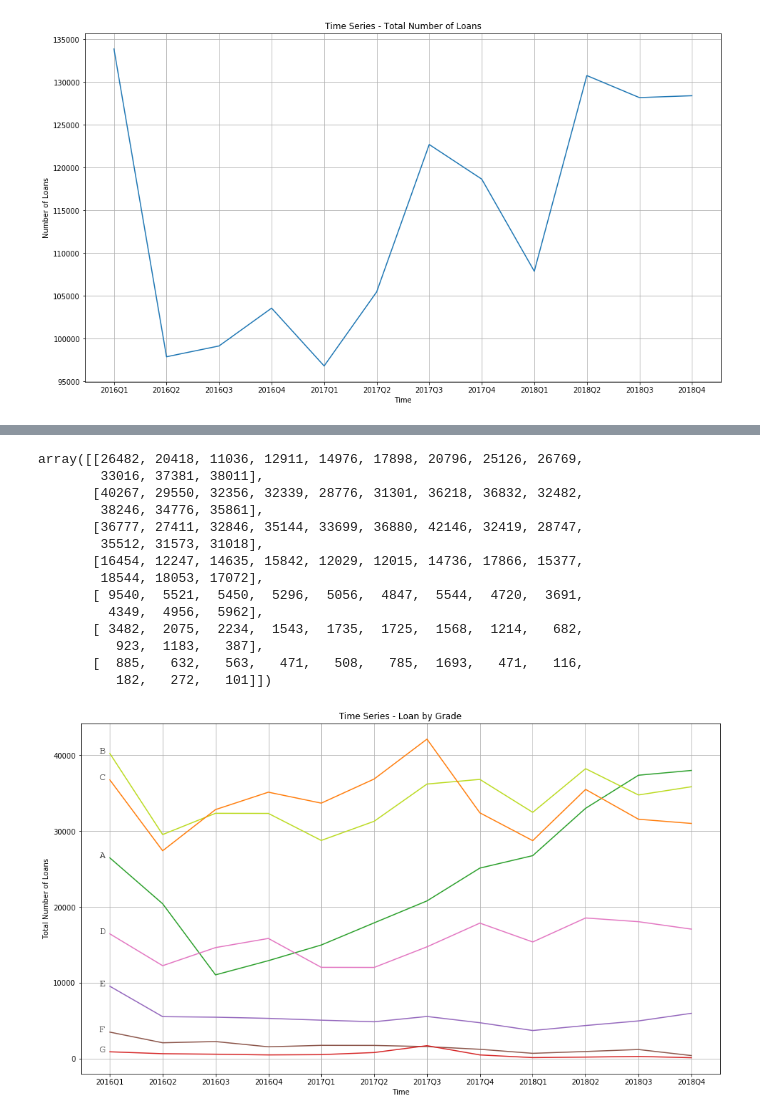
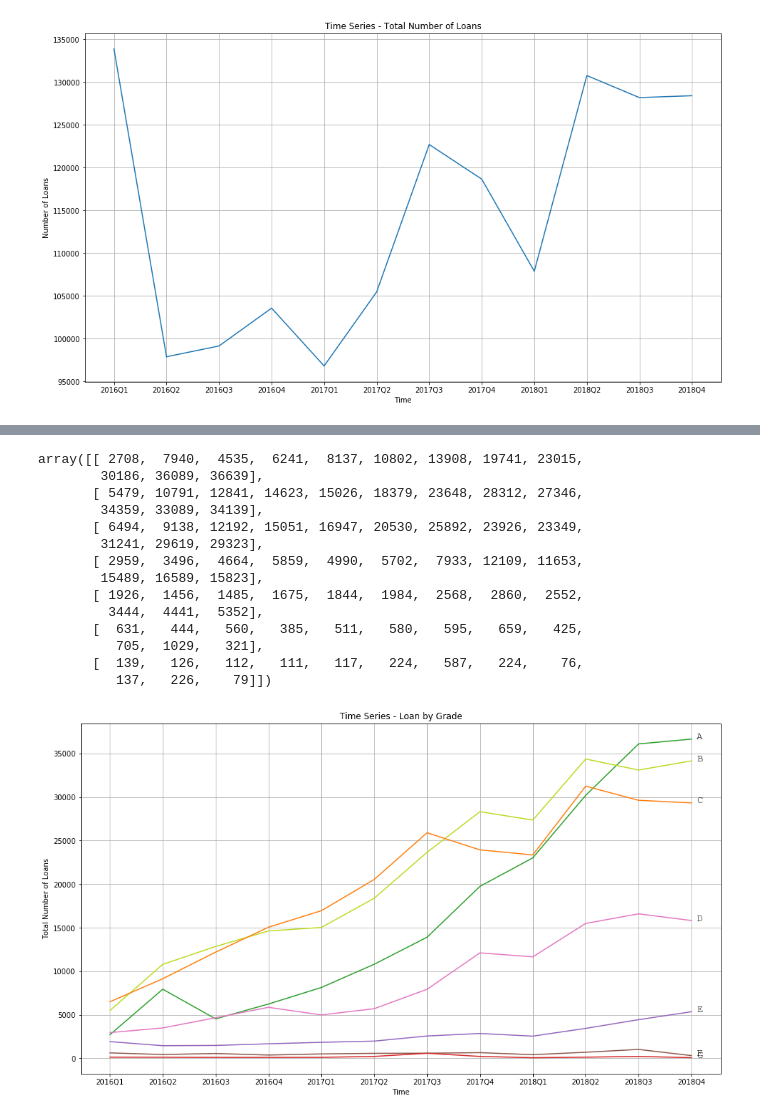
Before and after one commit to juszhan/LendingClub-Profitability, a Jupyter notebook: lendingclub_time_series_analysis.ipynb, the cells around one changed output, grey strips where cells are left out. Drawn from its saved outputs; the diff is of its cells as text; code cells hidden in the pictures.

```diff
--- a/lendingclub_time_series_analysis.ipynb
+++ b/lendingclub_time_series_analysis.ipynb
@@ -177,10 +228,12 @@ plt.show()
 # %% [output]
 [figure]
 # %%
+_verification_status = ["Source Verified", "Verified", "Not Verified"]
+
 verification_status = {k:[] for k in dataset[0]["verification_status"].unique()}
 
 for df in dataset:
-    for k,v in df["verification_status"].value_counts().iteritems():
+    for k,v in df[df["loan_status"] == "Current"]["verification_status"].value_counts().iteritems():
         verification_status[k].append(v)
 # %%
 plt.figure(figsize=(16,9))
@@ -247,6 +324,5 @@ plt.show()
 loan_by_grade = {grade:[] for grade in list("ABCDEFG")}
 
 for df in dataset:
-    for k,v in df["grade"].value_counts().iteritems():
+    for k,v in df[df["loan_status"] == "Current"]["grade"].value_counts().iteritems():
         loan_by_grade[k].append(v)
-loan_by_grade
@@ -276,36 +334,36 @@ grade_count = np.array(list(loan_by_grade.values()))
 
 grade_count[sorted_grade]
 # %% [output]
-array([[26482, 20418, 11036, 12911, 14976, 17898, 20796, 25126, 26769,
-        33016, 37381, 38011],
-       [40267, 29550, 32356, 32339, 28776, 31301, 36218, 36832, 32482,
-        38246, 34776, 35861],
-       [36777, 27411, 32846, 35144, 33699, 36880, 42146, 32419, 28747,
-        35512, 31573, 31018],
-       [16454, 12247, 14635, 15842, 12029, 12015, 14736, 17866, 15377,
-        18544, 18053, 17072],
-       [ 9540,  5521,  5450,  5296,  5056,  4847,  5544,  4720,  3691,
-         4349,  4956,  5962],
-       [ 3482,  2075,  2234,  1543,  1735,  1725,  1568,  1214,   682,
-          923,  1183,   387],
-       [  885,   632,   563,   471,   508,   785,  1693,   471,   116,
-          182,   272,   101]])
+array([[ 2708,  7940,  4535,  6241,  8137, 10802, 13908, 19741, 23015,
+        30186, 36089, 36639],
+       [ 5479, 10791, 12841, 14623, 15026, 18379, 23648, 28312, 27346,
+        34359, 33089, 34139],
+       [ 6494,  9138, 12192, 15051, 16947, 20530, 25892, 23926, 23349,
+        31241, 29619, 29323],
+       [ 2959,  3496,  4664,  5859,  4990,  5702,  7933, 12109, 11653,
+        15489, 16589, 15823],
+       [ 1926,  1456,  1485,  1675,  1844,  1984,  2568,  2860,  2552,
+         3444,  4441,  5352],
+       [  631,   444,   560,   385,   511,   580,   595,   659,   425,
+          705,  1029,   321],
+       [  139,   126,   112,   111,   117,   224,   587,   224,    76,
+          137,   226,    79]])
 # %%
 plt.figure(figsize=(16,9))
 
 x = list(range(len(dataset)))
 colors = ["#2ca02c", "#bcdb22", "#ff7f0e", "#e377c2", "#9467bd", "#8c564b", "#d62728"]
 for y, color, label in zip(grade_count[sorted_grade], colors, list("ABCDEFG")):
     plt.plot(x, y, label=label, color=color)
-    plt.annotate(label, xy=(x[0] - 0.2, y[0]), fontname="Courier New", fontsize=14)
+    plt.annotate(label, xy=(x[-1] + 0.1, y[-1]), fontname="Courier New", fontsize=14)
 plt.xticks(ticks=list(range(len(names))), labels=names)
 
 plt.grid(True)
 plt.xlabel("Time")
 plt.ylabel("Total Number of Loans")
 # plt.legend(loc=2)
 plt.title("Time Series - Loan by Grade")
 plt.savefig("assets/Time Series - Loan by Grade.png", bbox_inches='tight')
 plt.show()
 # %% [output]
-[figure, old version]
+[figure, new version]
```
Also changed, not shown: parts of 12 cells of this notebook, 13 other files.
